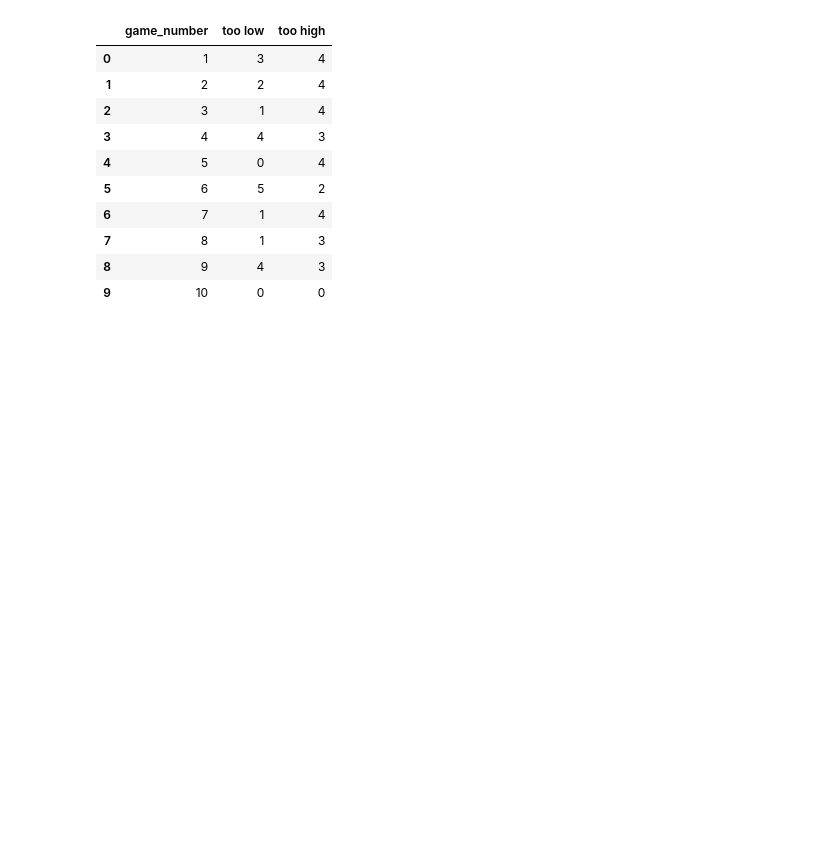
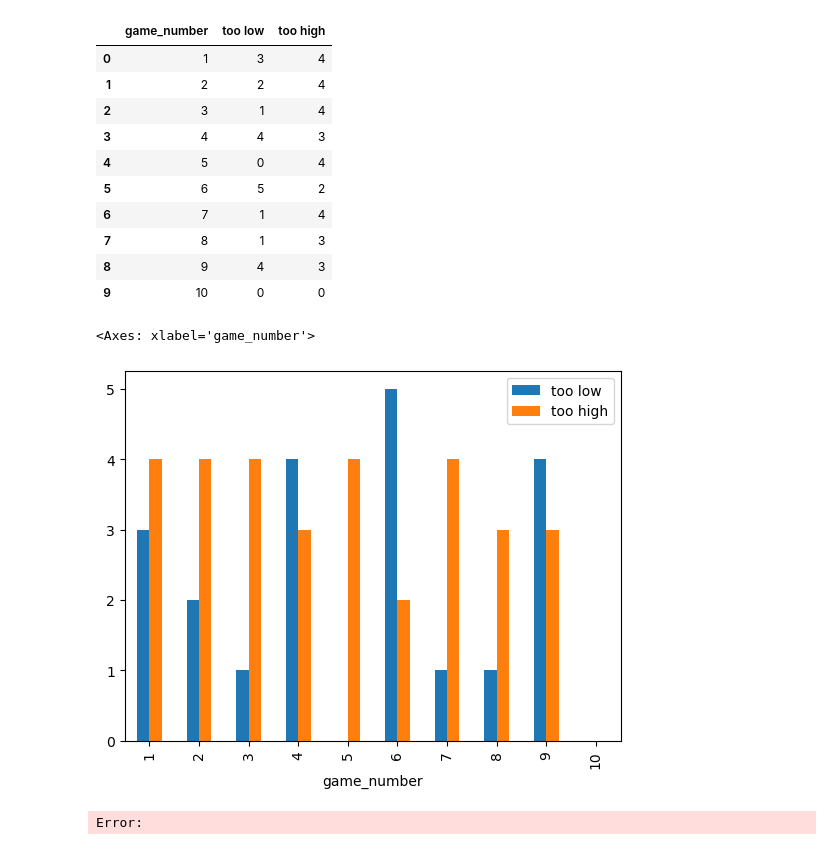
Before and after one commit to tristram-august/guess-the-number, a Jupyter notebook: game.ipynb, the cells around one changed output. Cells and saved outputs as stored; diff of their text form; code cells hidden in the pictures; blank space fills up the shorter version.

```diff
--- a/game.ipynb
+++ b/game.ipynb
@@ -100,6 +100,12 @@ result.sort_values('game_number', ascending = True)
 | 7 | 8 | 1 | 3 |
 | 8 | 9 | 4 | 3 |
 | 9 | 10 | 0 | 0 |
+# %%
+result.plot.bar(x='game_number')
+# %% [output]
+<Axes: xlabel='game_number'>
+[figure, added]
+Error:
 # %%
 # #pn.Column(player_select,int_input).servable()
 # pn.template.FastListTemplate(
```
Also changed, not shown: 2 other files.
